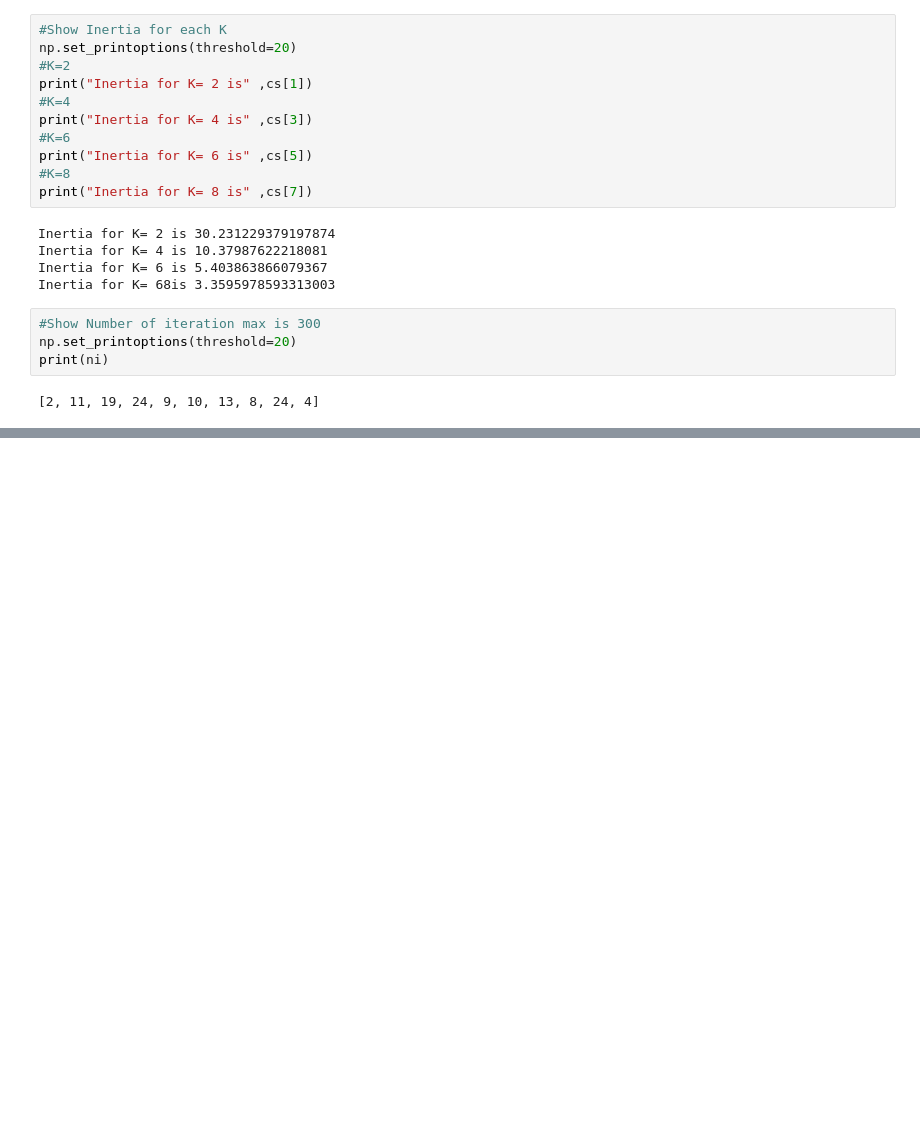
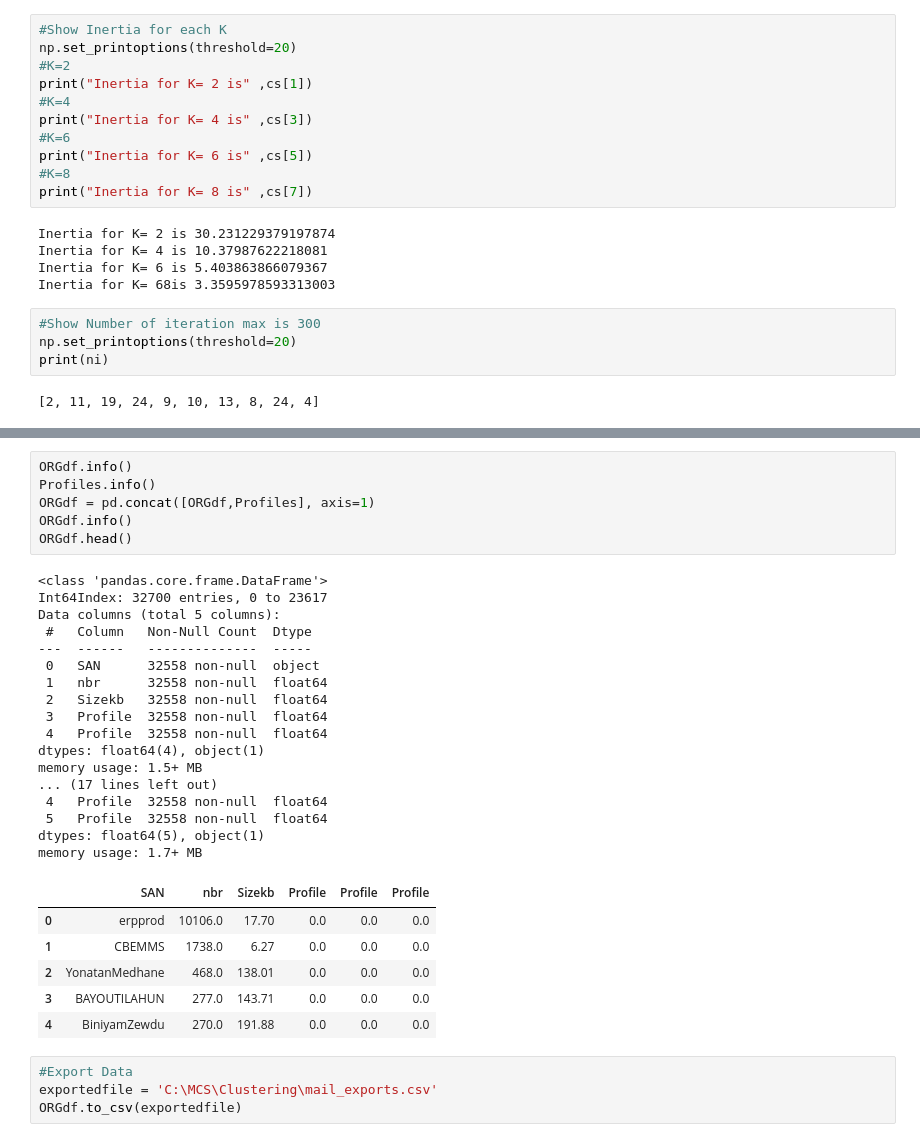
Before and after one commit to Widzees/Clustering, a Jupyter notebook: Clustering_v2.ipynb, the cells around one changed output, grey strips where cells are left out. Drawn from its saved outputs; the diff is of its cells as text; blank space fills up the shorter version.

```diff
--- a/Clustering_v2.ipynb
+++ b/Clustering_v2.ipynb
@@ -384,0 +294,34 @@ plt.show()
+# %%
+ORGdf.info()
+Profiles.info()
+ORGdf = pd.concat([ORGdf,Profiles], axis=1)
+ORGdf.info()
+ORGdf.head()
+# %% [output]
+<class 'pandas.core.frame.DataFrame'>
+Int64Index: 32700 entries, 0 to 23617
+Data columns (total 5 columns):
+ #   Column   Non-Null Count  Dtype
+---  ------   --------------  -----
+ 0   SAN      32558 non-null  object
+ 1   nbr      32558 non-null  float64
+ 2   Sizekb   32558 non-null  float64
+ 3   Profile  32558 non-null  float64
+ 4   Profile  32558 non-null  float64
+dtypes: float64(4), object(1)
+memory usage: 1.5+ MB
+... (17 lines left out)
+ 4   Profile  32558 non-null  float64
+ 5   Profile  32558 non-null  float64
+dtypes: float64(5), object(1)
+memory usage: 1.7+ MB
+|  | SAN | nbr | Sizekb | Profile | Profile | Profile |
+| 0 | erpprod | 10106.0 | 17.70 | 0.0 | 0.0 | 0.0 |
+| 1 | CBEMMS | 1738.0 | 6.27 | 0.0 | 0.0 | 0.0 |
+| 2 | YonatanMedhane | 468.0 | 138.01 | 0.0 | 0.0 | 0.0 |
+| 3 | BAYOUTILAHUN | 277.0 | 143.71 | 0.0 | 0.0 | 0.0 |
+| 4 | BiniyamZewdu | 270.0 | 191.88 | 0.0 | 0.0 | 0.0 |
+# %%
+#Export Data
+exportedfile = 'C:\MCS\Clustering\mail_exports.csv'
+ORGdf.to_csv(exportedfile)
```
Also changed, not shown: parts of 8 cells of this notebook, 1 other file.
